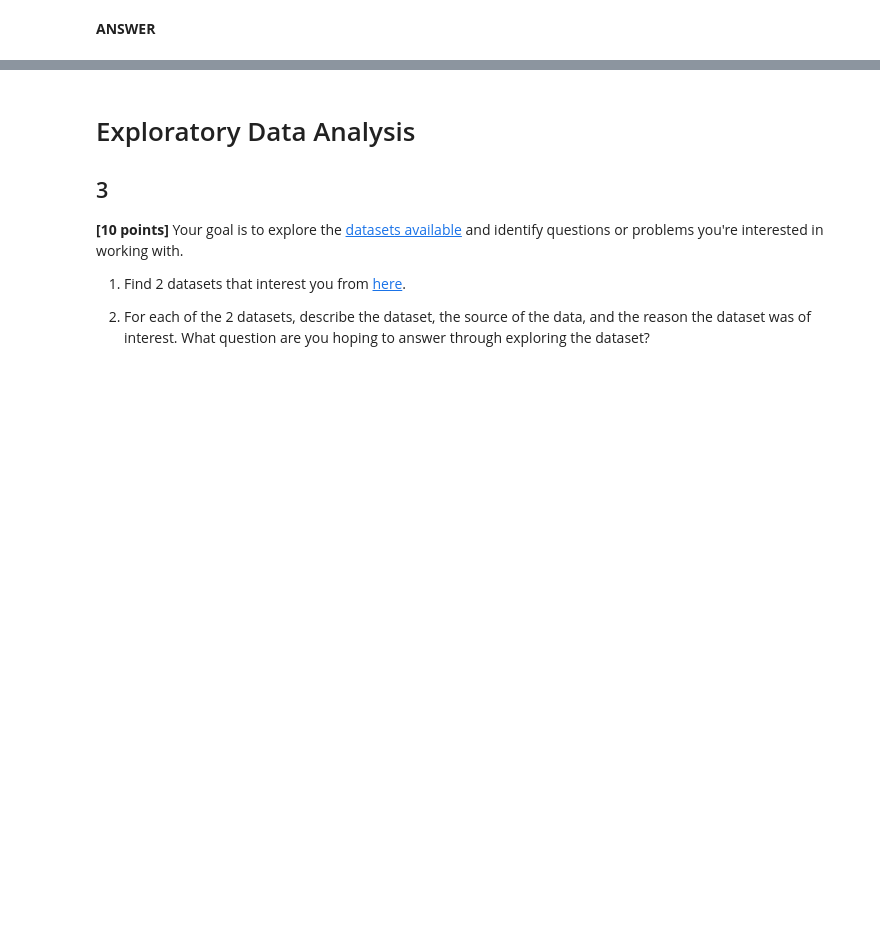
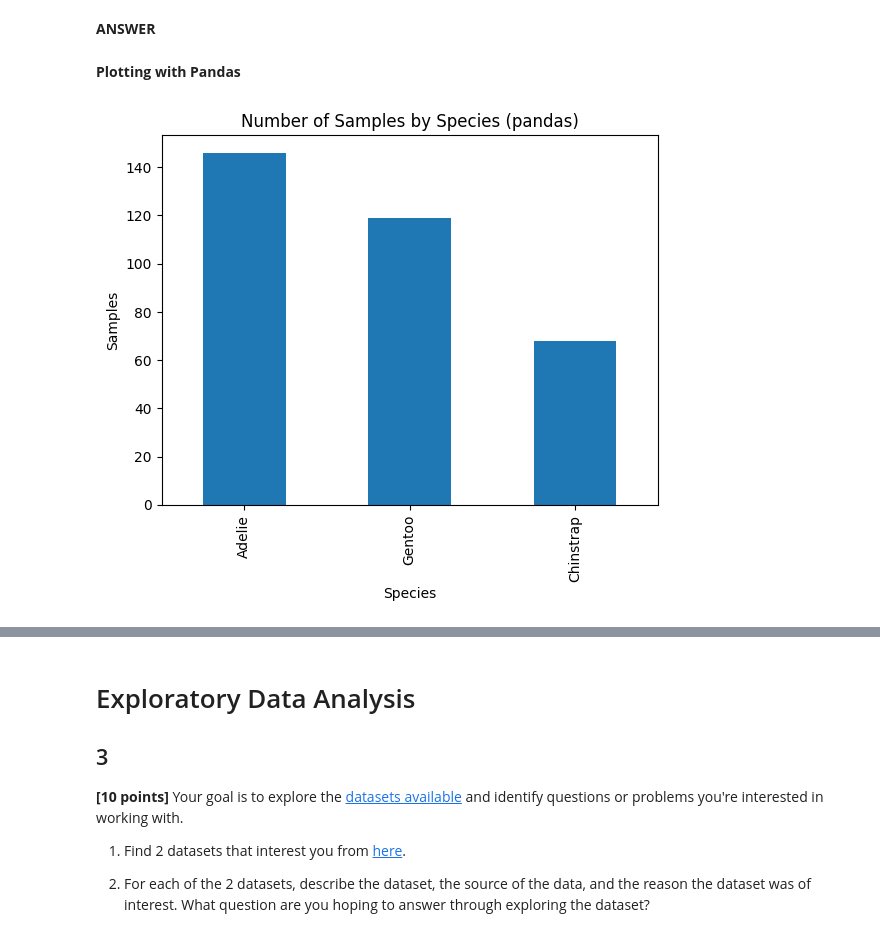
Before and after one commit to solangecdh3/assignments, a Jupyter notebook: assignments_1/assignment_1.ipynb, the cells around one changed output, grey strips where cells are left out. Drawn from its saved outputs; the diff is of its cells as text; code cells hidden in the pictures; blank space fills up the shorter version.

```diff
--- a/assignments_1/assignment_1.ipynb
+++ b/assignments_1/assignment_1.ipynb
@@ -294,3 +305,13 @@ _The following questions are work 5 points each._
 **(bonus +1 point)**  Add regression lines by species to this scatterplot!
 # %% [markdown]
 **ANSWER**
+# %% [markdown]
+**Plotting with Pandas**
+# %%
+import matplotlib.pyplot as plt
+ax = penguins_cleaned['species'].value_counts().plot(kind='bar', title='Number of Samples by Species (pandas)')
+ax.set_xlabel('Species')
+ax.set_ylabel('Samples')
+plt.show()
+# %% [output]
+[figure, added]
```
Also changed, not shown: parts of 9 cells of this notebook.
